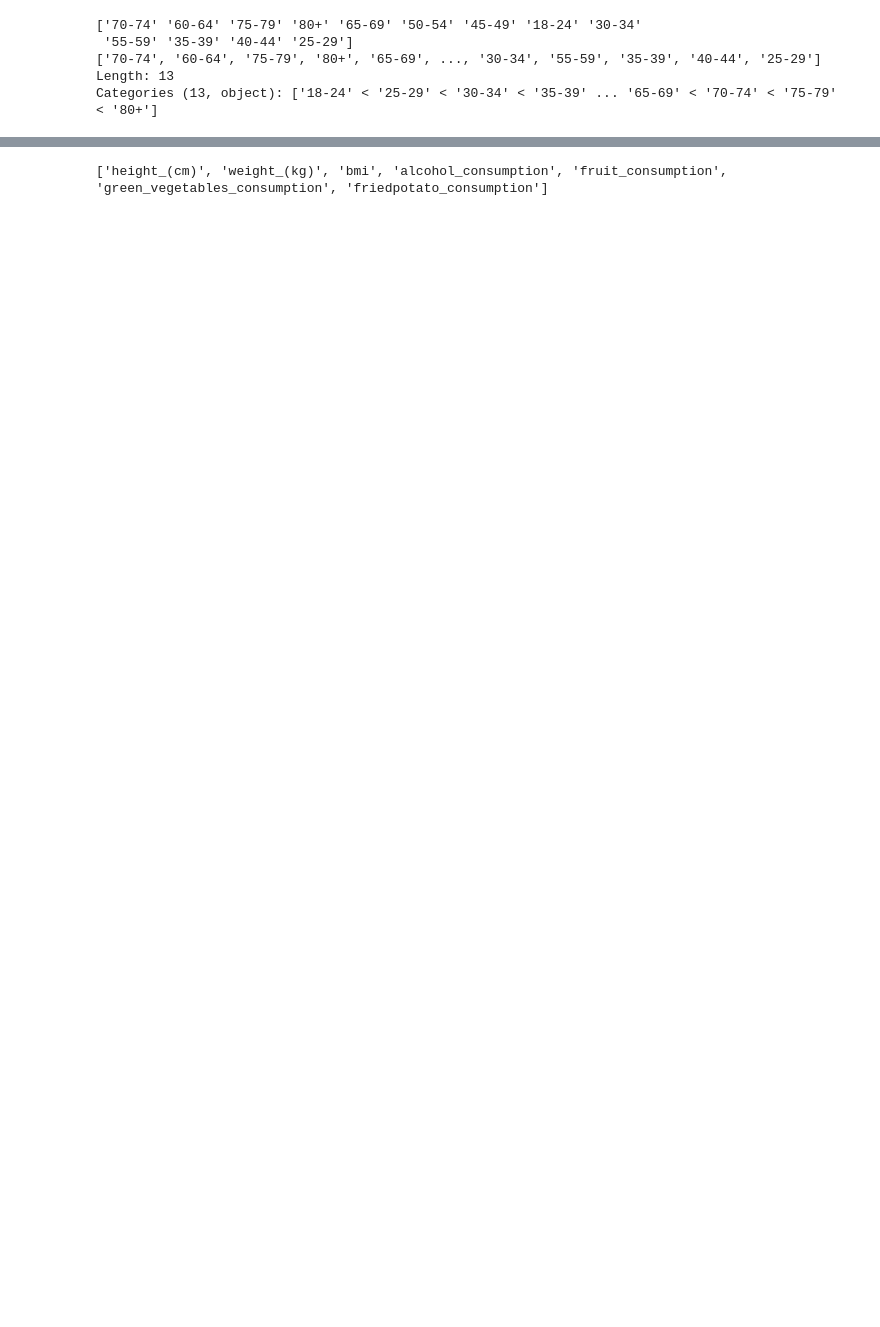
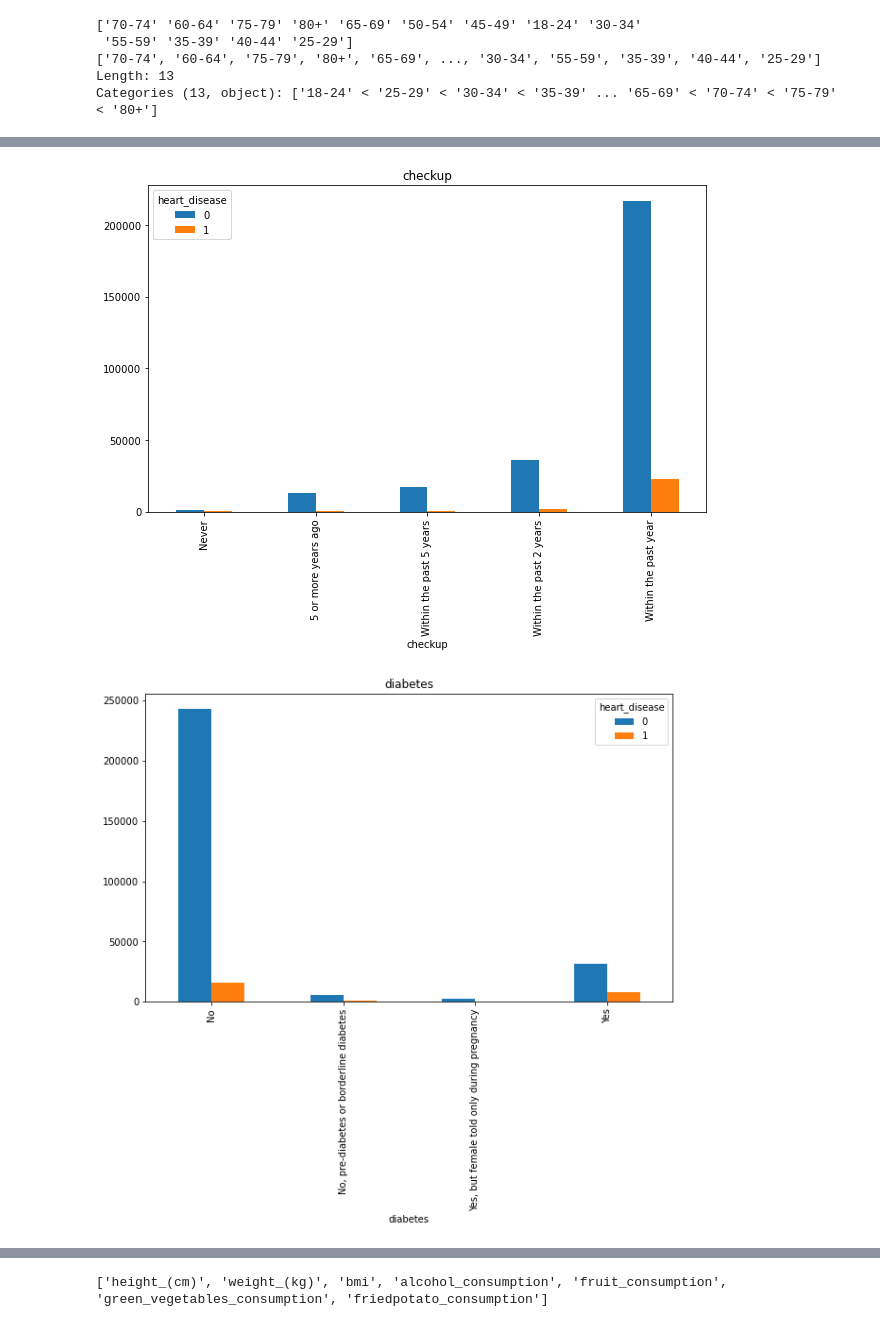
Before and after one commit to bkdevart/cardiovascular_disease_risk, a Jupyter notebook: brandon/eda.ipynb, the cells around one changed output, grey strips where cells are left out. Cells and saved outputs as stored; diff of their text form; code cells hidden in the pictures; blank space fills up the shorter version.

```diff
--- a/brandon/eda.ipynb
+++ b/brandon/eda.ipynb
@@ -140,0 +321,4 @@ Categories (13, object): ['18-24' < '25-29' < '30-34' < '35-39' ... '65-69' < '7
+# %%
+# check binary/categorical fields in relation to heart disease target (grid)
+for col in binary_cols:
+    display(df[[col, 'heart_disease']].groupby(['heart_disease'], as_index=False).mean().sort_values(by='heart_disease', ascending=False))
@@ -140,0 +347,6 @@ Categories (13, object): ['18-24' < '25-29' < '30-34' < '35-39' ... '65-69' < '7
+# %%
+for col in cat_cols:
+    df.groupby([col])['heart_disease'].value_counts().unstack().plot(kind='bar', figsize=(10, 6), title=f'{col}')
+# %% [output]
+[figure, added]
+[figure, added]
```
Also changed, not shown: parts of 28 cells of this notebook.
